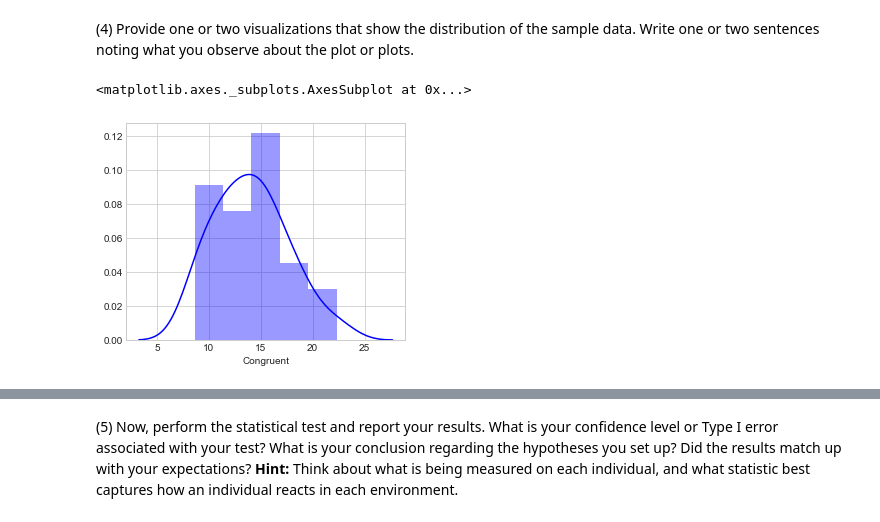
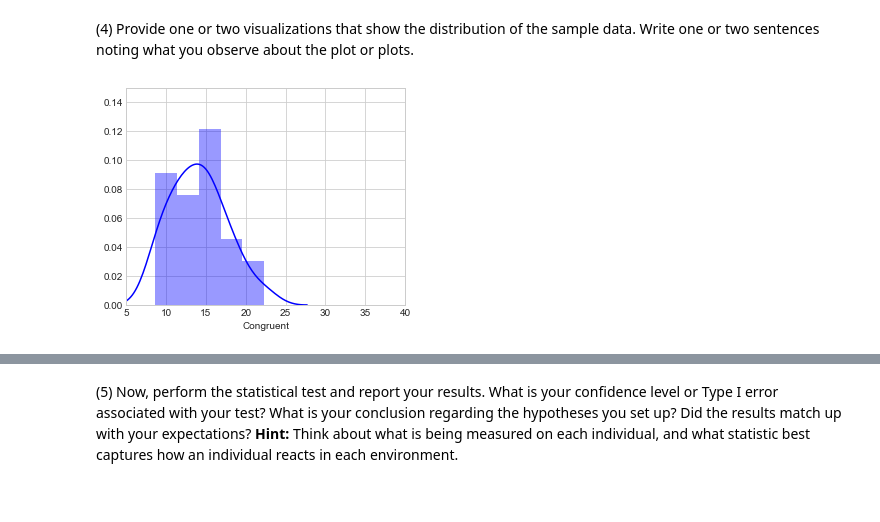
Before and after one commit to elastific/DAND, a Jupyter notebook: Test a Perceptual Phenomenon.ipynb, the cells around one changed output, grey strips where cells are left out. Cells and saved outputs as stored; diff of their text form; code cells hidden in the pictures.

```diff
--- a/Test a Perceptual Phenomenon.ipynb
+++ b/Test a Perceptual Phenomenon.ipynb
@@ -67,19 +85,22 @@ the above table has provided some very useful stats about the dataset for both C
 # %%
 # Build the visualizations here
 import matplotlib.pyplot as plt
 from matplotlib import rcParams
 import matplotlib as mpl
 import seaborn as sb
 import numpy as np
 
 %matplotlib inline
 rcParams['figure.figsize'] = 5, 4
 sb.set_style('whitegrid')
 
 congruent_data = df.Congruent
 incongruent_data = df.Incongruent
 
-sb.distplot(congruent_data, color='blue')
+my_plot = sb.distplot(congruent_data, bins=5, color='blue')
+
+axes = my_plot.axes
+axes.set_xlim(5,40)
+axes.set_ylim(0,0.15);
 # %% [output]
-<matplotlib.axes._subplots.AxesSubplot at 0x...>
-[figure, old version]
+[figure, new version]
```
Also changed, not shown: parts of 14 cells of this notebook.
